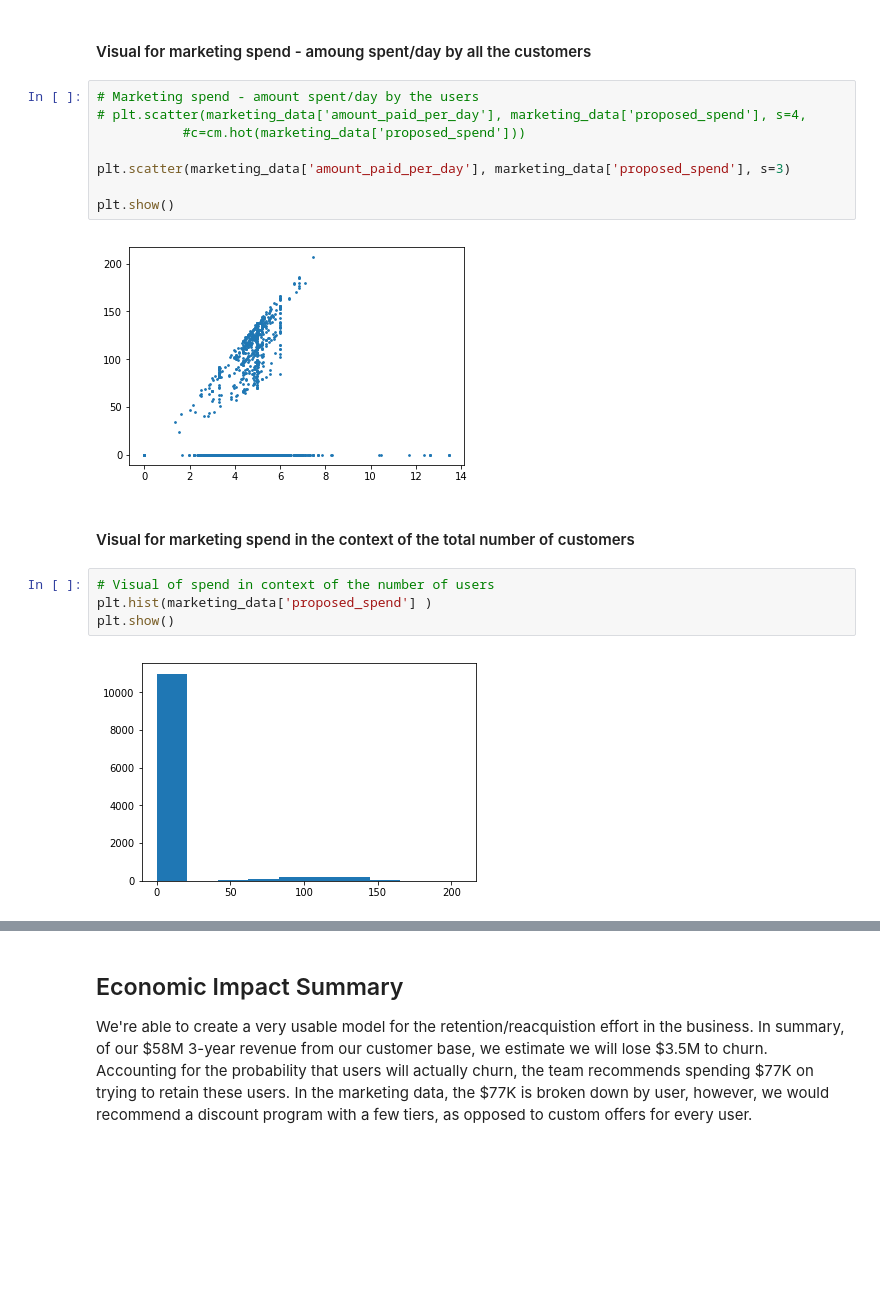
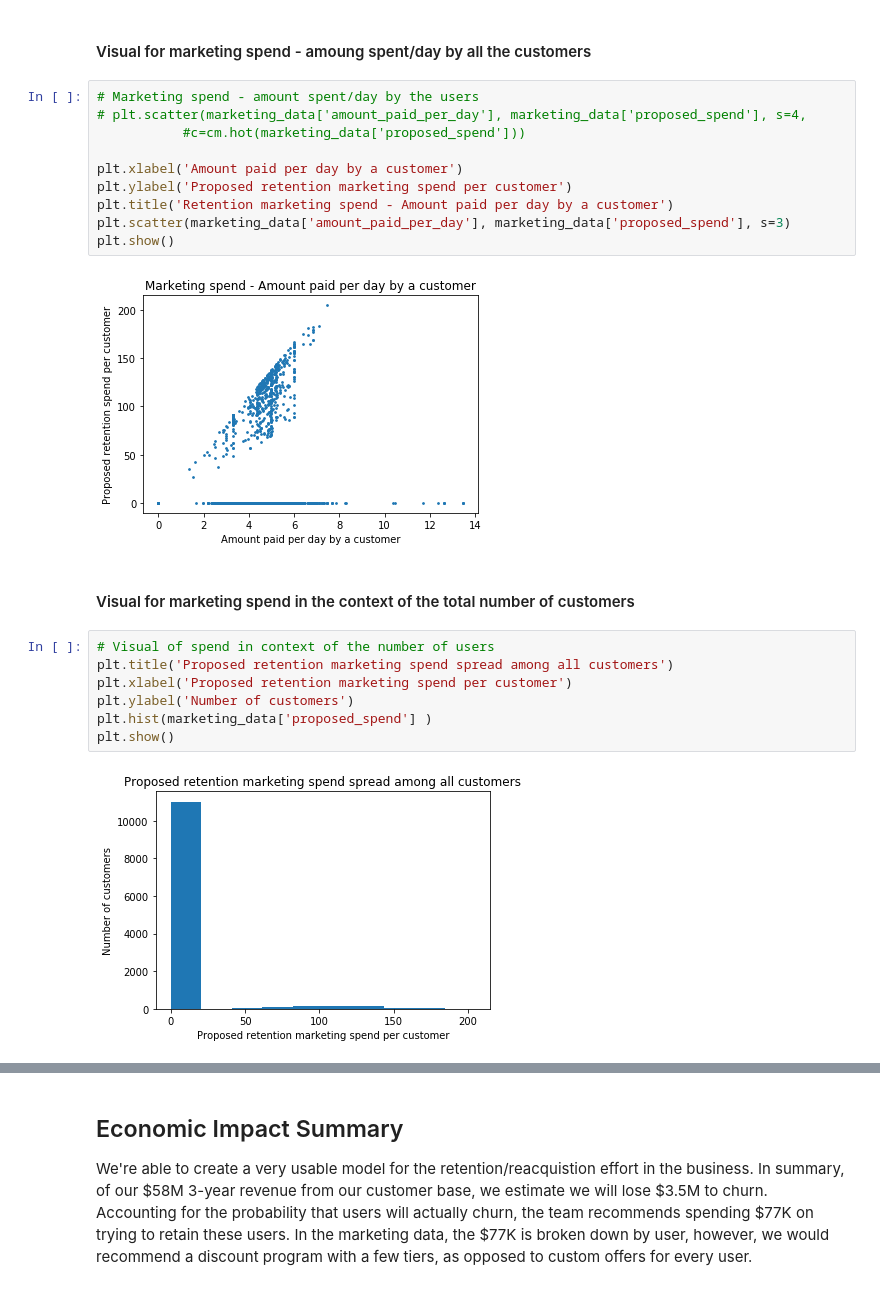
Before and after one commit to ajolson89/W207Fall2018Final, a Jupyter notebook: W207_FinalProj_02MLModels_KennedyKhannaOlson_Final.ipynb, the cells around one changed output, grey strips where cells are left out. Drawn from its saved outputs; the diff is of its cells as text; blank space fills up the shorter version.

Commit message:
Improved the graphs a bit

```diff
--- a/W207_FinalProj_02MLModels_KennedyKhannaOlson_Final.ipynb
+++ b/W207_FinalProj_02MLModels_KennedyKhannaOlson_Final.ipynb
@@ -975,21 +992,26 @@ Ratio of Reacquistion/Retention marketing to topline from users in dev data: 0.0
 # %%
 # Marketing spend - amount spent/day by the users
 # plt.scatter(marketing_data['amount_paid_per_day'], marketing_data['proposed_spend'], s=4,
            #c=cm.hot(marketing_data['proposed_spend']))
 
+plt.xlabel('Amount paid per day by a customer')
+plt.ylabel('Proposed retention marketing spend per customer')
+plt.title('Retention marketing spend - Amount paid per day by a customer')
 plt.scatter(marketing_data['amount_paid_per_day'], marketing_data['proposed_spend'], s=3)
-
 plt.show()
 # %% [output]
-[figure, old version]
+[figure, new version]
 # %% [markdown]
 #### Visual for marketing spend in the context of the total number of customers
 # %%
 # Visual of spend in context of the number of users
+plt.title('Proposed retention marketing spend spread among all customers')
+plt.xlabel('Proposed retention marketing spend per customer')
+plt.ylabel('Number of customers')
 plt.hist(marketing_data['proposed_spend'] )
 plt.show()
 # %% [output]
-[figure, old version]
+[figure, new version]
 # %%
 # Recap of key metrics
 
```
Also changed, not shown: parts of 21 cells of this notebook.
